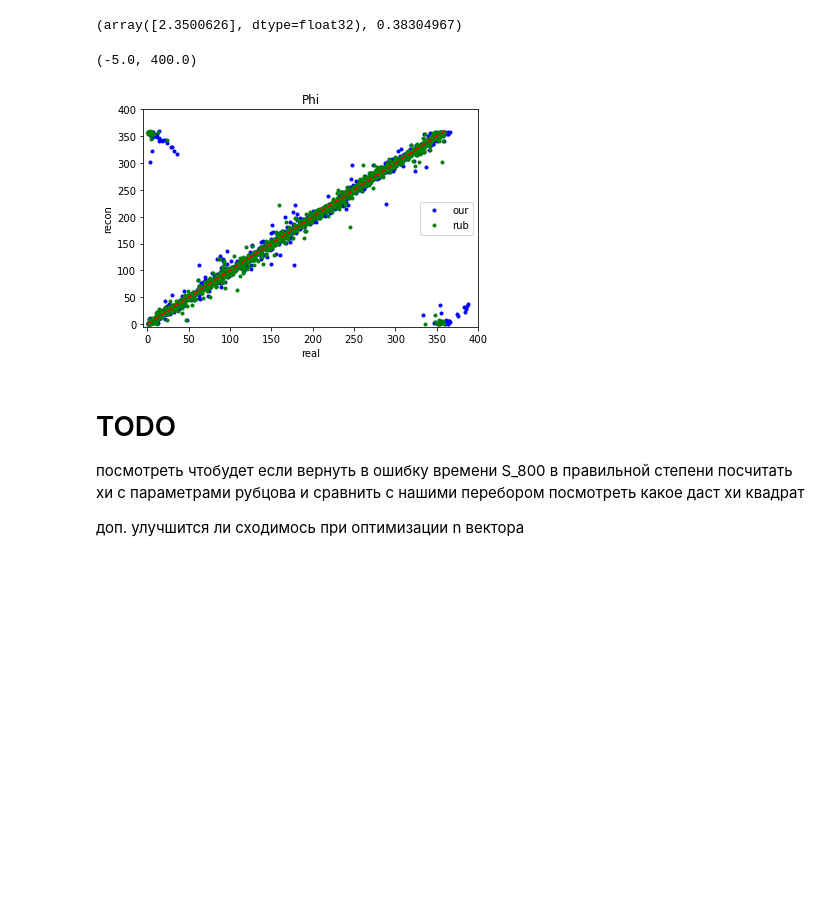
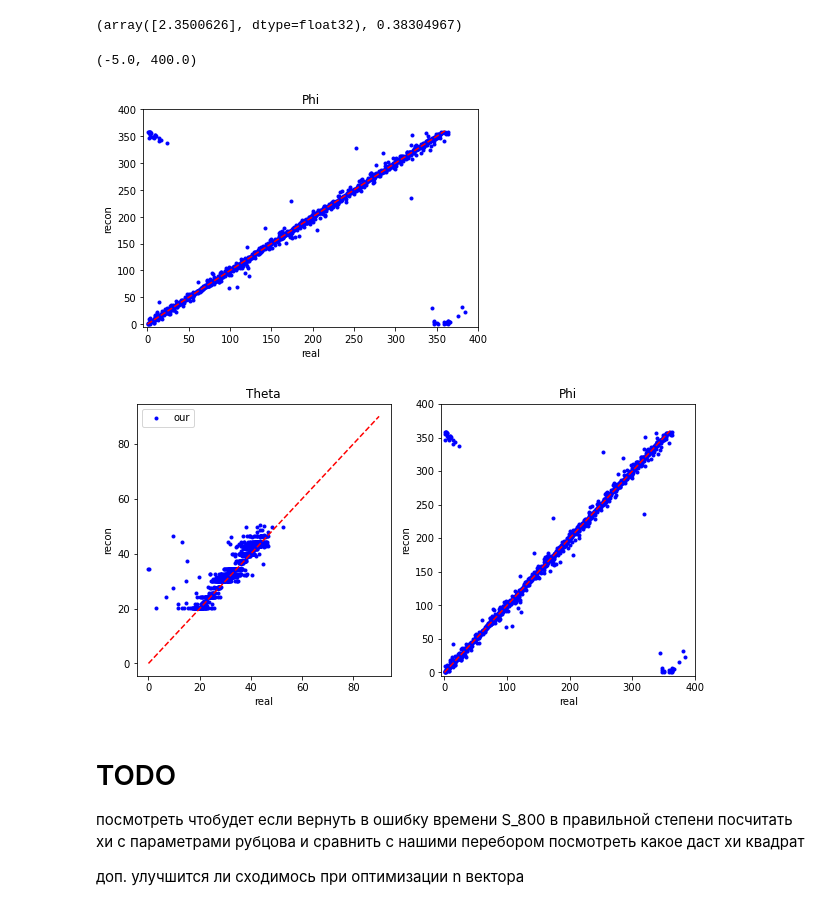
Before and after one commit to fitagdinov/Telescope_Array, a Jupyter notebook: Parameters_all/Notebooks/main_parameters.ipynb, the cells around one changed output. Cells and saved outputs as stored; diff of their text form; code cells hidden in the pictures; blank space fills up the shorter version.

```diff
--- a/Parameters_all/Notebooks/main_parameters.ipynb
+++ b/Parameters_all/Notebooks/main_parameters.ipynb
@@ -138,3 +138,9 @@ cd ../src
 imp.reload(reco)
 # %% [output]
 <module 'reconstruction' from '/home/rfit/Telescope_Array/Parameters_all/src/reconstruction.py'>
+# %%
+ind = tf.where(real_ang[:,0]>20)[:,0]
+data = tf.gather(data,ind)
+detectors_rub = tf.gather(detectors_rub,ind)
+dt_bunlde_mask  = tf.gather(dt_bunlde_mask,ind)
+data.shape,ind.shape,detectors_rub.shape,dt_bunlde_mask.shape
@@ -366,32 +461,52 @@ chi_list_[-1][3],params_list_[-1,3,0]
 # %%
 diff=tf.math.abs(tf.math.abs(params_list[-1,:,2]*180/3.1415) - phi[:,0]*180/3.1415)
 # plt.hist(diff,
 #         range=(20,160))
 df=pd.DataFrame(columns=['id','phi_our','phi_rec','phi_diff','theta_our','theta_rec','phi_mc'])
 df.id=np.arange(len(diff))
 df.phi_diff=diff
 df.phi_our=tf.math.abs(params_list[-1,:,2]*180/3.1415)
 df.phi_rec=phi[:,0]*180/3.1415
 df.theta_rec=theta[:,0]*180/3.1415
 df.theta_our=tf.math.abs(params_list[-1,:,1]*180/3.1415)
 df['theta_diff']=tf.math.abs(df.theta_rec-df.theta_our)
 df.phi_mc=phi[:,0]*180/3.1415
 # df = df.sort_values(by=['phi_diff'])
-df_sl =df[df['theta_diff']<5]
+df_sl =df[df['theta_rec']>20]
 
 
 plt.plot(list(df_sl.phi_our),list(df_sl.phi_mc),'b.',label='our')
-plt.plot(recos[:,1],phi[:,0]*180/3.1415,'g.',label='rub')
+# plt.plot(recos[:,1],phi[:,0]*180/3.1415,'g.',label='rub')
 plt.plot([0,360],[0,360],'r--')
-plt.legend()
+# plt.legend()
 plt.xlabel('real')
 plt.ylabel('recon')
 plt.title('Phi')
 plt.xlim(-5,400)
 plt.ylim(-5,400)
+
+f,ax = plt.subplots(1,2,figsize=(10,5))
+ax[0].plot(list(df_sl.theta_our),list(df_sl.theta_rec),'b.',label='our')
+# plt.plot(recos[:,0],theta[:,0]*180/3.1415,'g.',label='rub')
+ax[0].plot([0,90],[0,90],'r--')
+ax[0].legend()
+ax[0].set_xlabel('real')
+ax[0].set_ylabel('recon')
+ax[0].set_title('Theta')
+
+ax[1].plot(list(df_sl.phi_our),list(df_sl.phi_mc),'b.',label='our')
+# plt.plot(recos[:,1],phi[:,0]*180/3.1415,'g.',label='rub')
+ax[1].plot([0,360],[0,360],'r--')
+# ax[1][0].legend()
+ax[1].set_xlabel('real')
+ax[1].set_ylabel('recon')
+ax[1].set_title('Phi')
+ax[1].set_xlim(-5,400)
+ax[1].set_ylim(-5,400)
 # %% [output]
 (-5.0, 400.0)
-[figure, old version]
+[figure, new version]
+[figure, added]
 # %% [markdown]
 # TODO
 посмотреть чтобудет если вернуть в ошибку времени S_800 в правильной степени
```
Also changed, not shown: parts of 20 cells of this notebook, 7 other files.
